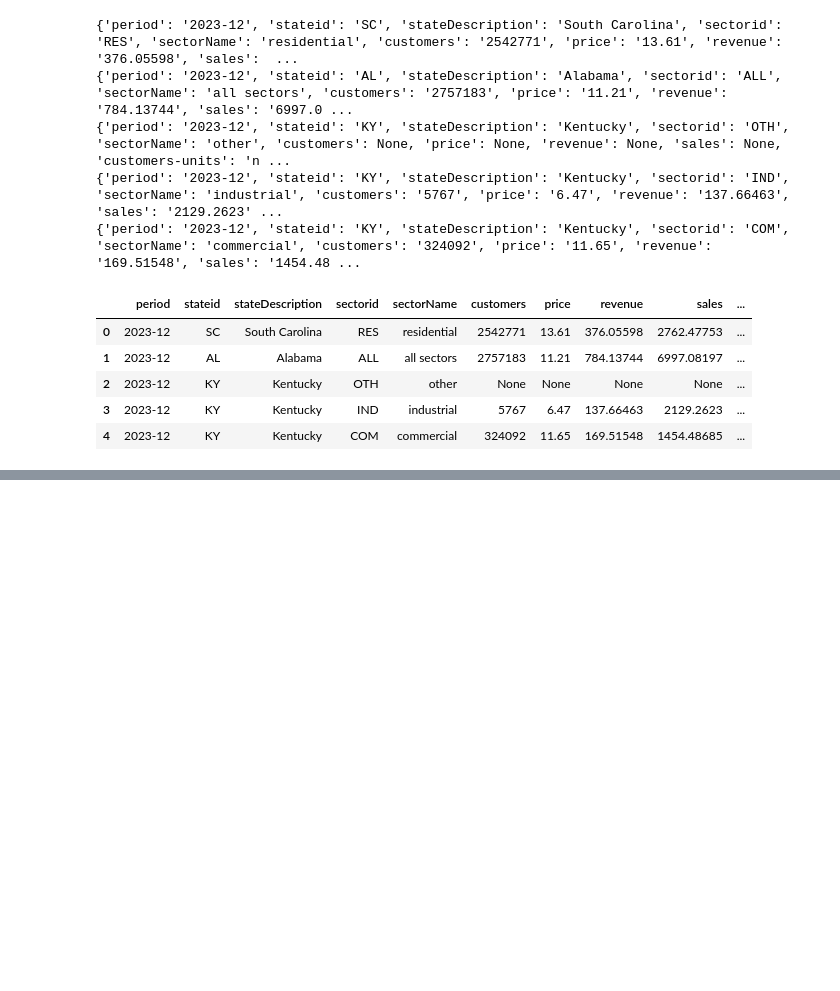
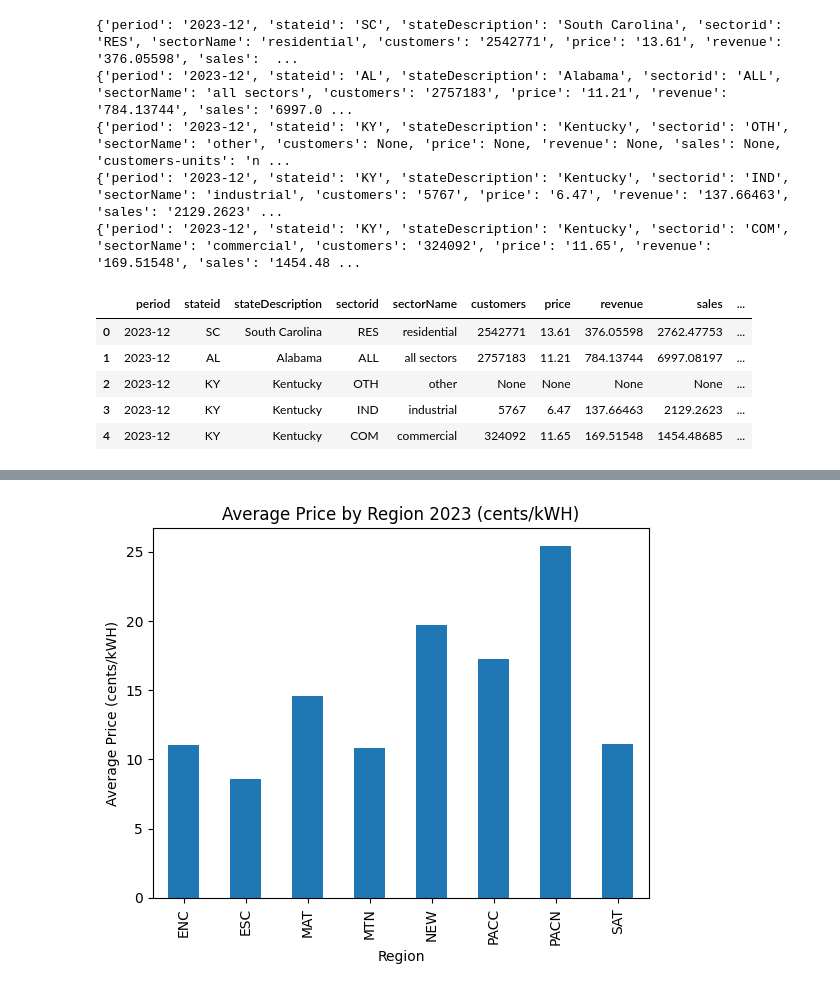
Before and after one commit to alyshaakhtar/DS3001-labs, a Jupyter notebook: 01_api_calls/assignment_notebook.ipynb, the cells around one changed output, grey strips where cells are left out. Saved outputs shown, nothing was run; the diff lists cells and outputs as text; code cells hidden in the pictures; blank space fills up the shorter version.

```diff
--- a/01_api_calls/assignment_notebook.ipynb
+++ b/01_api_calls/assignment_notebook.ipynb
@@ -423,0 +495,8 @@ df_electricity.head()
+# %%
+region_aggregation['price'].plot(kind = 'bar')
+plt.title('Average Price by Region 2023 (cents/kWH)')
+plt.xlabel('Region')
+plt.ylabel('Average Price (cents/kWH)')
+plt.show()
+# %% [output]
+[figure, added]
```
Also changed, not shown: parts of 8 cells of this notebook.
